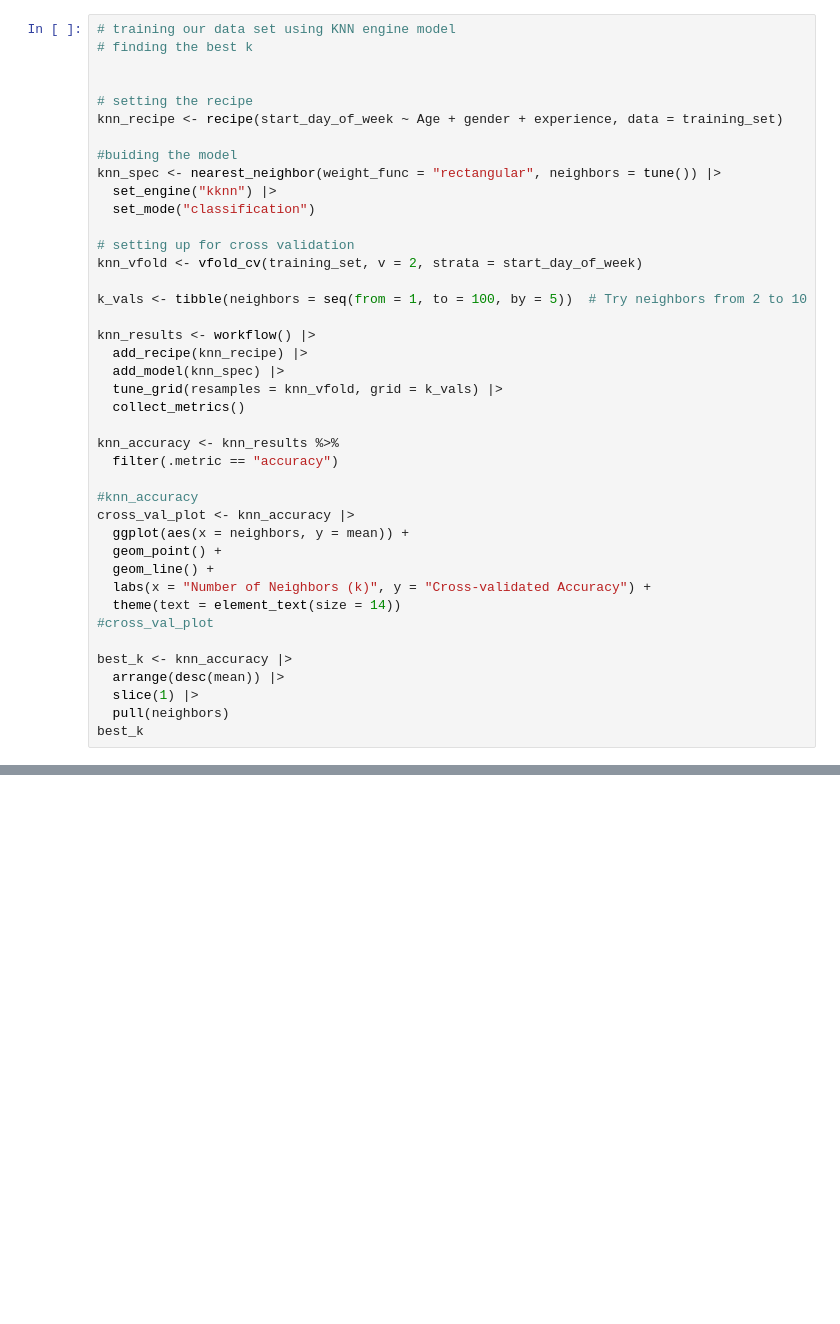
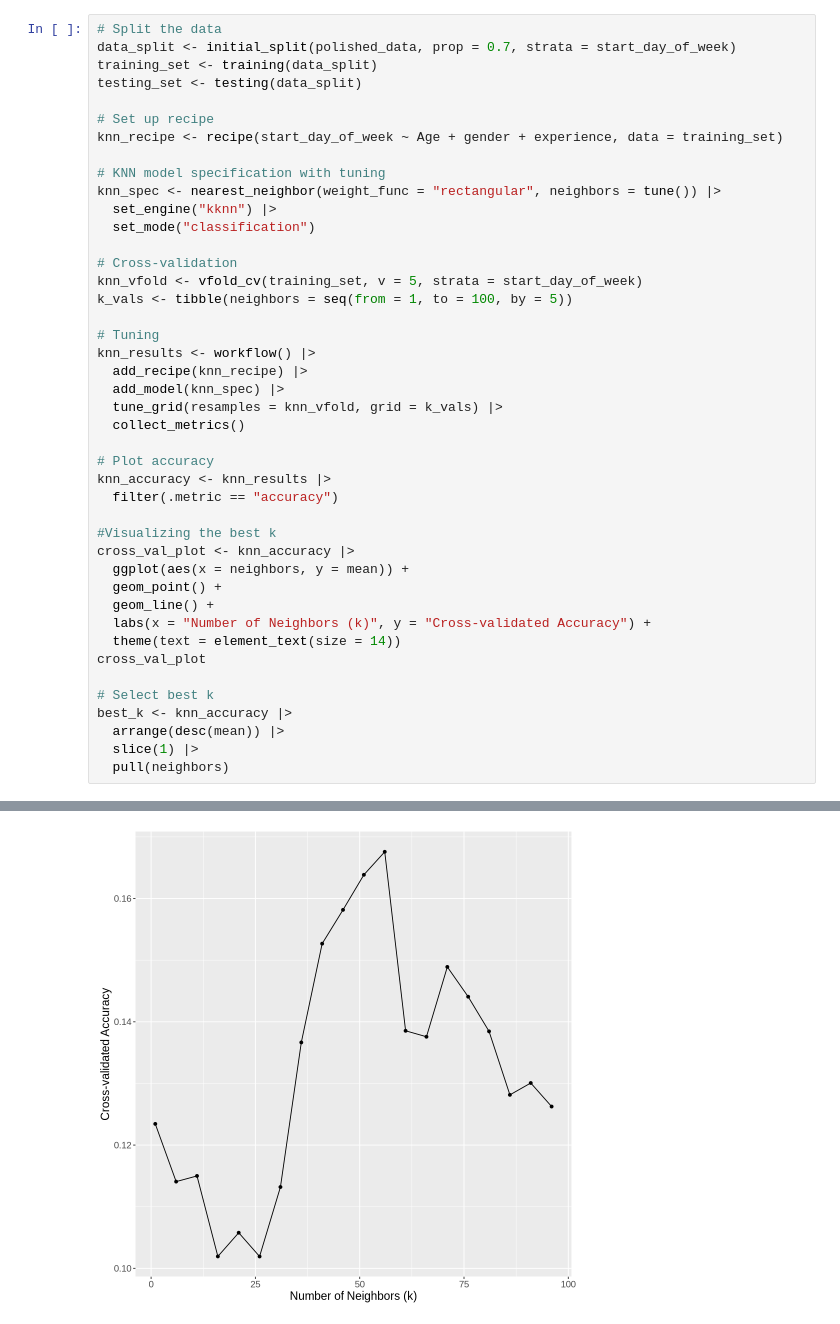
Before and after one commit to agam-26/DSCI_100_Group_26, a Jupyter notebook: Project_report.ipynb, the cells around one changed output, grey strips where cells are left out. Drawn from its saved outputs; the diff is of its cells as text; blank space fills up the shorter version.

```diff
--- a/Project_report.ipynb
+++ b/Project_report.ipynb
@@ -264,42 +165,44 @@ testing_set <- testing_set |>
 # %%
-# training our data set using KNN engine model
-# finding the best k
+# Split the data
+data_split <- initial_split(polished_data, prop = 0.7, strata = start_day_of_week)
+training_set <- training(data_split)
+testing_set <- testing(data_split)
 
-
-# setting the recipe
+# Set up recipe
 knn_recipe <- recipe(start_day_of_week ~ Age + gender + experience, data = training_set)
 
-#buiding the model
+# KNN model specification with tuning
 knn_spec <- nearest_neighbor(weight_func = "rectangular", neighbors = tune()) |>
   set_engine("kknn") |>
   set_mode("classification")
 
-# setting up for cross validation
-knn_vfold <- vfold_cv(training_set, v = 2, strata = start_day_of_week)
+# Cross-validation
+knn_vfold <- vfold_cv(training_set, v = 5, strata = start_day_of_week)
+k_vals <- tibble(neighbors = seq(from = 1, to = 100, by = 5))
 
-k_vals <- tibble(neighbors = seq(from = 1, to = 100, by = 5))  # Try neighbors from 2 to 10
-
+# Tuning
 knn_results <- workflow() |>
   add_recipe(knn_recipe) |>
   add_model(knn_spec) |>
   tune_grid(resamples = knn_vfold, grid = k_vals) |>
   collect_metrics()
 
-knn_accuracy <- knn_results %>%
+# Plot accuracy
+knn_accuracy <- knn_results |>
   filter(.metric == "accuracy")
 
-#knn_accuracy
+#Visualizing the best k
 cross_val_plot <- knn_accuracy |>
   ggplot(aes(x = neighbors, y = mean)) +
   geom_point() +
   geom_line() +
   labs(x = "Number of Neighbors (k)", y = "Cross-validated Accuracy") +
   theme(text = element_text(size = 14))
-#cross_val_plot
+cross_val_plot
 
+# Select best k
 best_k <- knn_accuracy |>
   arrange(desc(mean)) |>
   slice(1) |>
   pull(neighbors)
-best_k
 # %% [output]
@@ -306,0 +209 @@ best_k
+[figure, added]
```
Also changed, not shown: parts of 26 cells of this notebook.
